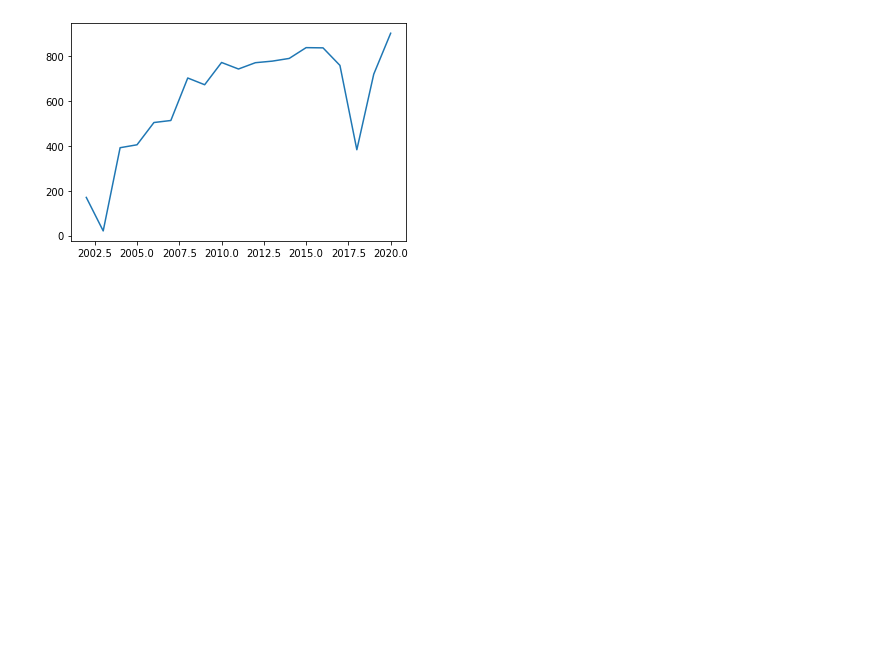
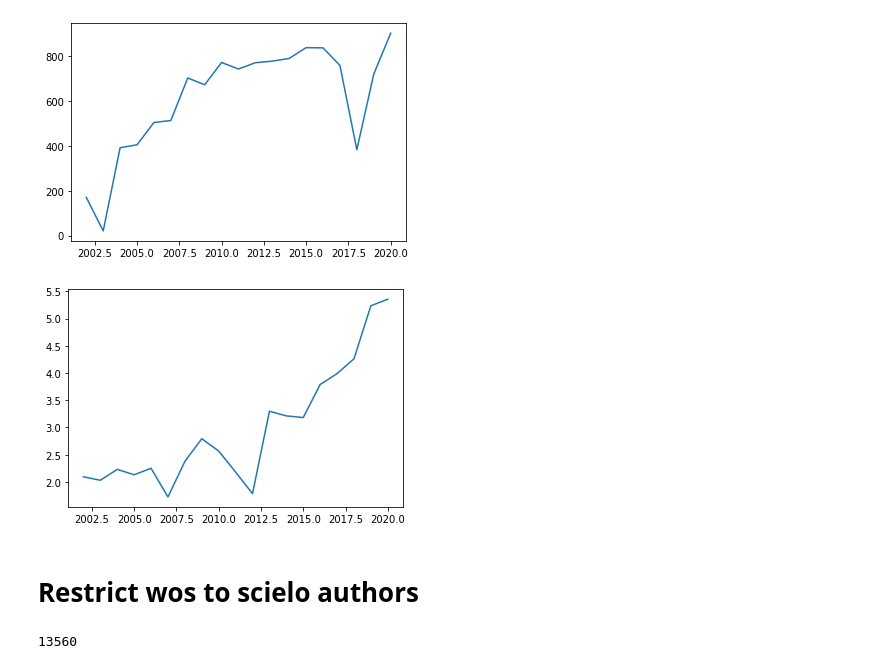
Before and after one commit to gino-serpa/southamerica, a Jupyter notebook: swl for analyzing data example.ipynb, the cells around one changed output. Cells and saved outputs as stored; diff of their text form; code cells hidden in the pictures; blank space fills up the shorter version.

```diff
--- a/swl for analyzing data example.ipynb
+++ b/swl for analyzing data example.ipynb
@@ -153,3 +152,22 @@ swl.plot_output_time(papers_es)
 swl.plot_output_time(papers_esp)
 # %% [output]
 [figure]
+# %%
+swl.compare_growth_rates(papers_ew, papers_es)
+# %% [output]
+[figure, added]
+# %% [markdown]
+# Restrict wos to scielo authors
+# %%
+# calculate intersection of ES and EW
+common_authors = authors_ew_set.intersection(authors_es_set)
+
+# Count the papers per year in ew but only in the intersection
+papers_restricted=[]
+for author in common_authors:
+    paper_list = authors_ew[author]['papers_list']
+    papers_restricted += paper_list
+papers_restricted = list(set(papers_restricted))
+len(papers_restricted)
+# %% [output]
+13560
```
Also changed, not shown: parts of 7 cells of this notebook.
